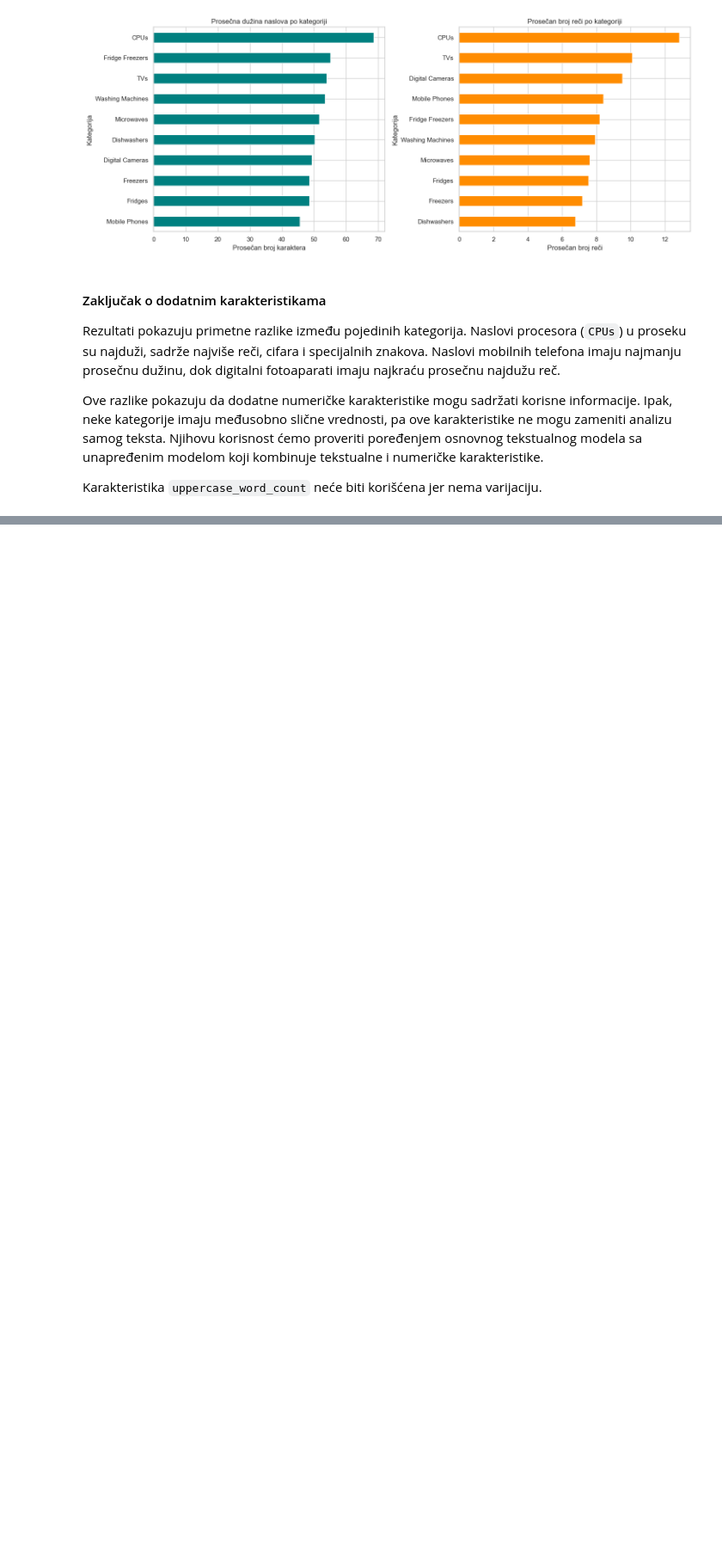
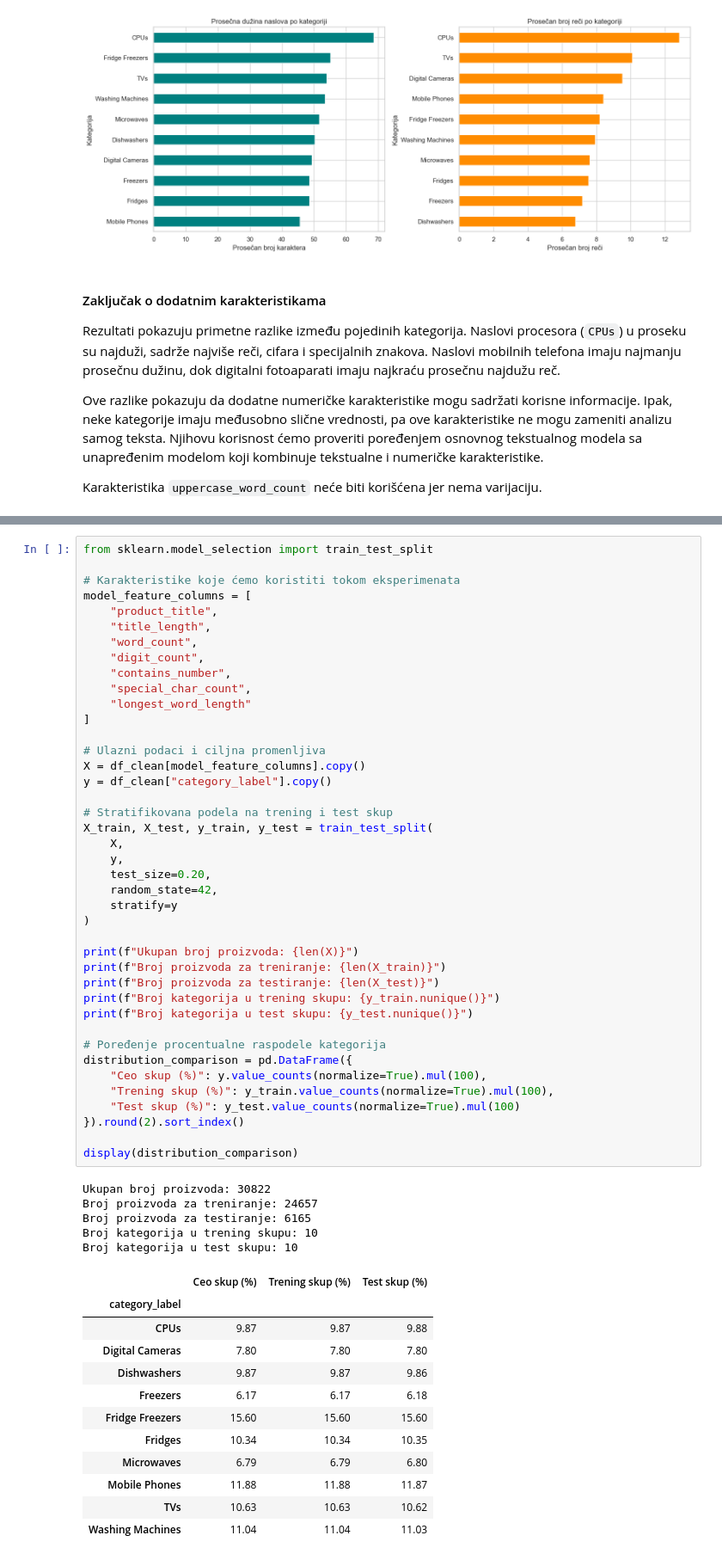
Before and after one commit to stefanstojanovic994/product-category-classifier, a Jupyter notebook: notebooks/product_category_classification.ipynb, the cells around one changed output, grey strips where cells are left out. Shown at 86% size. Drawn from its saved outputs; the diff is of its cells as text; blank space fills up the shorter version.

```diff
--- a/notebooks/product_category_classification.ipynb
+++ b/notebooks/product_category_classification.ipynb
@@ -645,0 +654,59 @@ Karakteristika `uppercase_word_count` neće biti korišćena jer nema varijaciju
+# %%
+from sklearn.model_selection import train_test_split
+
+# Karakteristike koje ćemo koristiti tokom eksperimenata
+model_feature_columns = [
+    "product_title",
+    "title_length",
+    "word_count",
+    "digit_count",
+    "contains_number",
+    "special_char_count",
+    "longest_word_length"
+]
+
+# Ulazni podaci i ciljna promenljiva
+X = df_clean[model_feature_columns].copy()
+y = df_clean["category_label"].copy()
+
+# Stratifikovana podela na trening i test skup
+X_train, X_test, y_train, y_test = train_test_split(
+    X,
+    y,
+    test_size=0.20,
+    random_state=42,
+    stratify=y
+)
+
+print(f"Ukupan broj proizvoda: {len(X)}")
+print(f"Broj proizvoda za treniranje: {len(X_train)}")
+print(f"Broj proizvoda za testiranje: {len(X_test)}")
+print(f"Broj kategorija u trening skupu: {y_train.nunique()}")
+print(f"Broj kategorija u test skupu: {y_test.nunique()}")
+
+# Poređenje procentualne raspodele kategorija
+distribution_comparison = pd.DataFrame({
+    "Ceo skup (%)": y.value_counts(normalize=True).mul(100),
+    "Trening skup (%)": y_train.value_counts(normalize=True).mul(100),
+    "Test skup (%)": y_test.value_counts(normalize=True).mul(100)
+}).round(2).sort_index()
+
+display(distribution_comparison)
+# %% [output]
+Ukupan broj proizvoda: 30822
+Broj proizvoda za treniranje: 24657
+Broj proizvoda za testiranje: 6165
+Broj kategorija u trening skupu: 10
+Broj kategorija u test skupu: 10
+|  | Ceo skup (%) | Trening skup (%) | Test skup (%) |
+| category_label |  |  |  |
+| CPUs | 9.87 | 9.87 | 9.88 |
+| Digital Cameras | 7.80 | 7.80 | 7.80 |
+| Dishwashers | 9.87 | 9.87 | 9.86 |
+| Freezers | 6.17 | 6.17 | 6.18 |
+| Fridge Freezers | 15.60 | 15.60 | 15.60 |
+| Fridges | 10.34 | 10.34 | 10.35 |
+| Microwaves | 6.79 | 6.79 | 6.80 |
+| Mobile Phones | 11.88 | 11.88 | 11.87 |
+| TVs | 10.63 | 10.63 | 10.62 |
+| Washing Machines | 11.04 | 11.04 | 11.03 |
```
Also changed, not shown: parts of 14 cells of this notebook.
